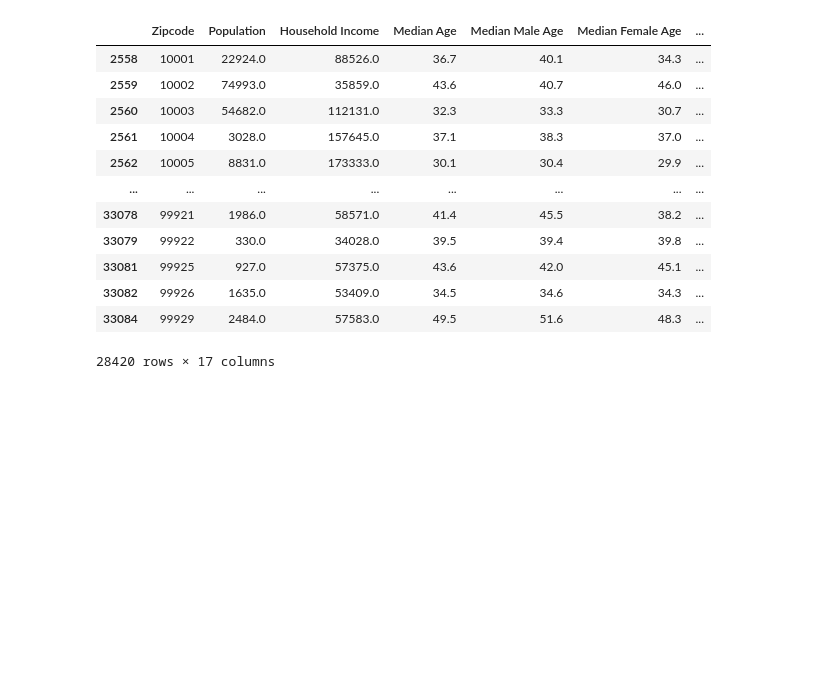
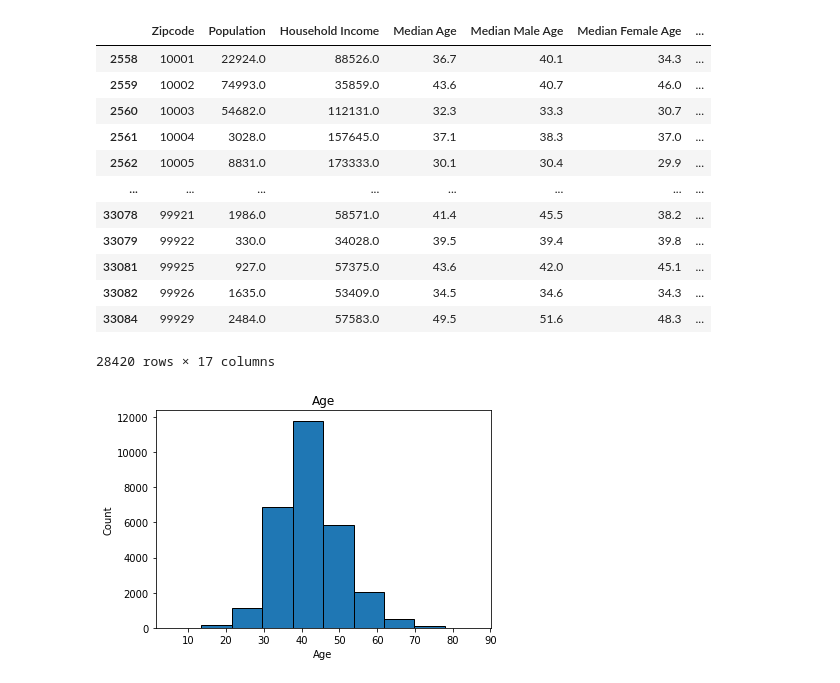
Before and after one commit to pnisenson/marvel-star, a Jupyter notebook: Zscores calculation.ipynb, the cells around one changed output. Saved outputs shown, nothing was run; the diff lists cells and outputs as text; code cells hidden in the pictures; blank space fills up the shorter version.

```diff
--- a/Zscores calculation.ipynb
+++ b/Zscores calculation.ipynb
@@ -67,14 +64,14 @@ census.describe().round(2)
 | max | 99929.00 | 122814.00 | 250001.00 | 86.00 | 9.100000e+01 | 9.010000e+01 | ... |
 # %%
 #Calculate zscores for household income, age and population
-#target group for age is 30, household income is 40000 and population is 1000
+#target group for age is 30, while for household income and population is the mean
 #Add columns for ssqd and zscores
 
 ssqd_age = (census["Median Age"] - 30)**2
 census["Age_sqd"] = ssqd_age
 ssqd_pop = (census["Population"] - census["Population"].mean())**2
 census["Popn_sqd"] = ssqd_pop #.map('{:.2f}'.format)
-ssqd_inc = (census["Median Age"] - census["Median Age"].mean())**2
+ssqd_inc = (census["Household Income"] - census["Household Income"].mean())**2
 census["Income_sqd"] = ssqd_inc #.map('{:.2f}'.format)
 census
 # %% [output]
@@ -144,0 +126,20 @@ census.drop(["state_name"], axis=1)
+# %%
+#Visualizations
+#make histograms of age, inc, popn and try to superimpose normal distrin curve
+plt.hist(census["Median Age"], edgecolor = 'black') # plotting histogram
+#plt.plot(census["Median Age"], normal_distribution_curve, color = "orange")
+plt.title("Age") #Assign title
+plt.xlabel("Age") #Assign x label
+plt.ylabel("Count") #Assign y label
+#superimposing normal curve
+# avg_age = np.mean(census["Median Age"])
+# sd_age = np.std(census["Median Age"])
+# xmin, xmax = plt.xlim()
+# x = np.linspace(xmin, xmax)
+# p = norm.pdf(x, avg_age, sd_age)
+# plt.plot(x, p, 'k', linewidth=2)
+#plt.plot(census["Median Age"], norm.pdf(census["Median Age"],0,2))
+
+plt.show()
+# %% [output]
+[figure, added]
```
Also changed, not shown: parts of 8 cells of this notebook, 3 other files.
